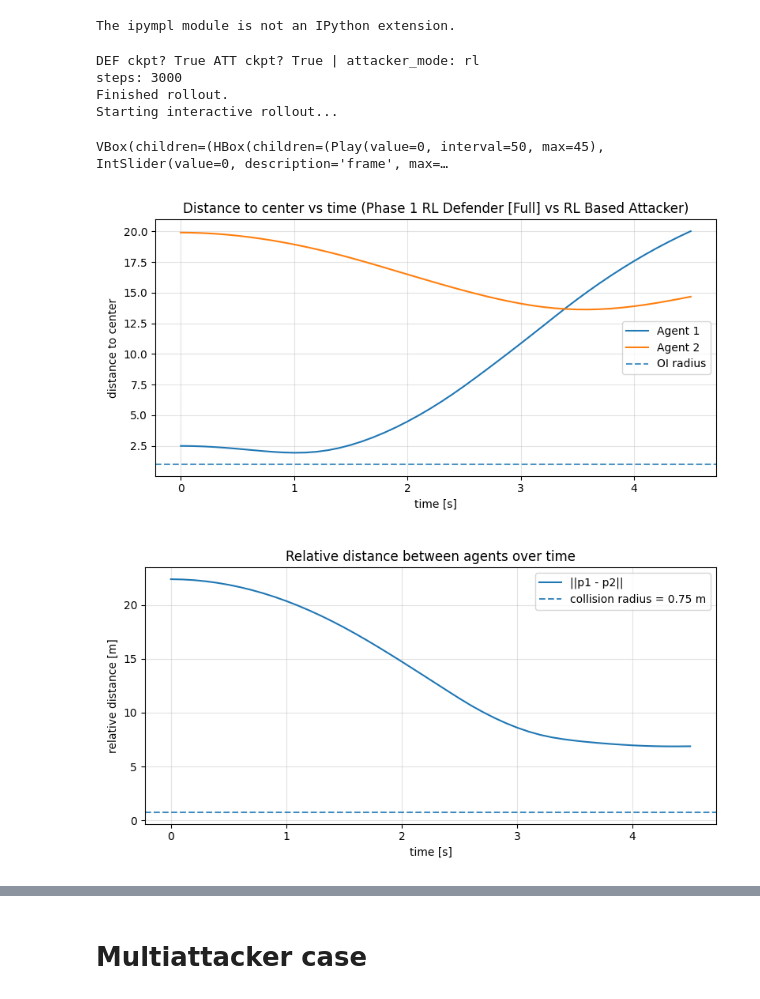
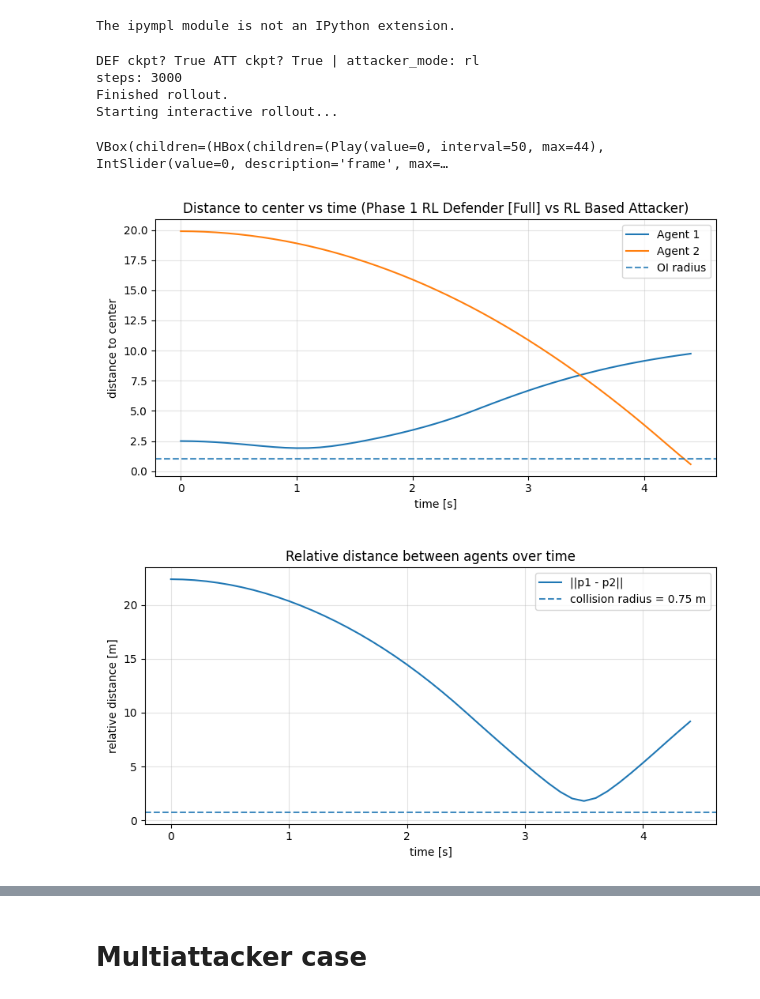
Before and after one commit to gussantaella1/PARL-PO, a Jupyter notebook: GameTheory_TopLevel.ipynb, the cells around one changed output, grey strips where cells are left out. Cells and saved outputs as stored; diff of their text form; code cells hidden in the pictures.

Commit message:
Trying different gammas per phase to get ideal behaviors for attacker and defender

```diff
--- a/GameTheory_TopLevel.ipynb
+++ b/GameTheory_TopLevel.ipynb
@@ -181,25 +181,25 @@ def run_with(**overrides):
 # %%
 if __name__ == "__main__":
     rollout, cfg = run_with(
-        CKPT_DIR = Path("Training_Policy_0.990"),
+        CKPT_DIR = Path("Training_Policy"),
         # POLICY_DEFENDER="def1_teacher__best.pt",
-        POLICY_DEFENDER="def1_teacher.pt",
+        POLICY_DEFENDER="def0_teacher.pt",
         POLICY_ATTACKER="att1_teacher.pt",
-        ATTACKER_MODE="rl",
+        ATTACKER_MODE="rule",
         USE_UKF=False,
         ANIMATE_ROLLOUT=True
     )
 
     plot_rollout_center_distance(rollout, cfg, title = "Distance to center vs time (Phase 1 RL Defender [Full] vs RL Based Attacker)")
     plot_rollout_relative_distance(rollout, cfg, title="Relative distance between agents over time")
 # %% [output]
 DEF ckpt? True ATT ckpt? True | attacker_mode: rl
 steps: 3000
 Finished rollout.
 Starting interactive rollout...
-VBox(children=(HBox(children=(Play(value=0, interval=50, max=45), IntSlider(value=0, description='frame', max=…
+VBox(children=(HBox(children=(Play(value=0, interval=50, max=44), IntSlider(value=0, description='frame', max=…
-[figure, old version]
+[figure, new version]
-[figure, old version]
+[figure, new version]
 [figure]
 # %%
 if __name__ == "__main__":
```
Also changed, not shown: 44 other files.
